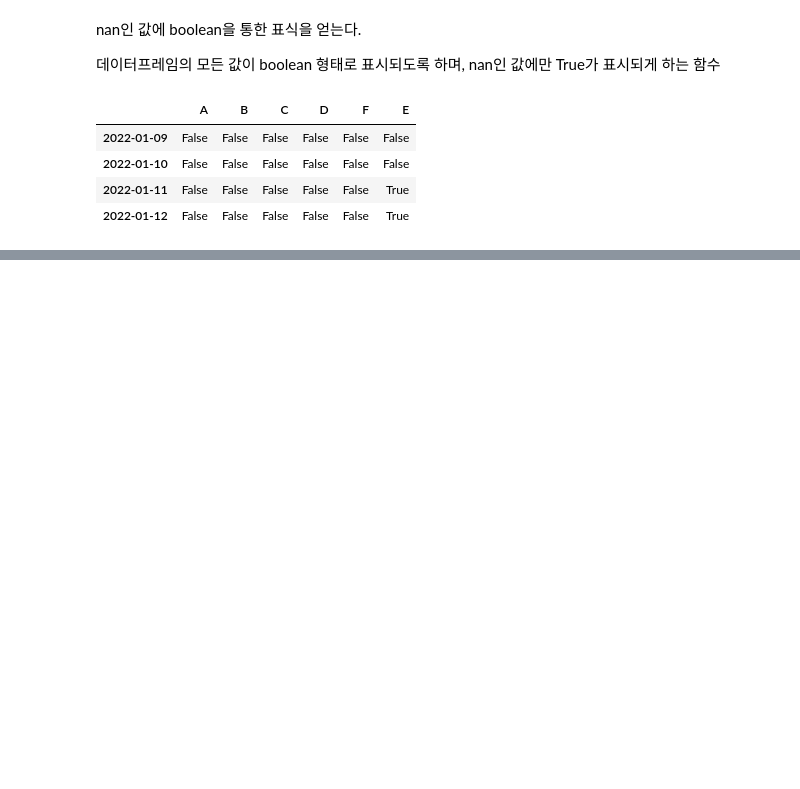
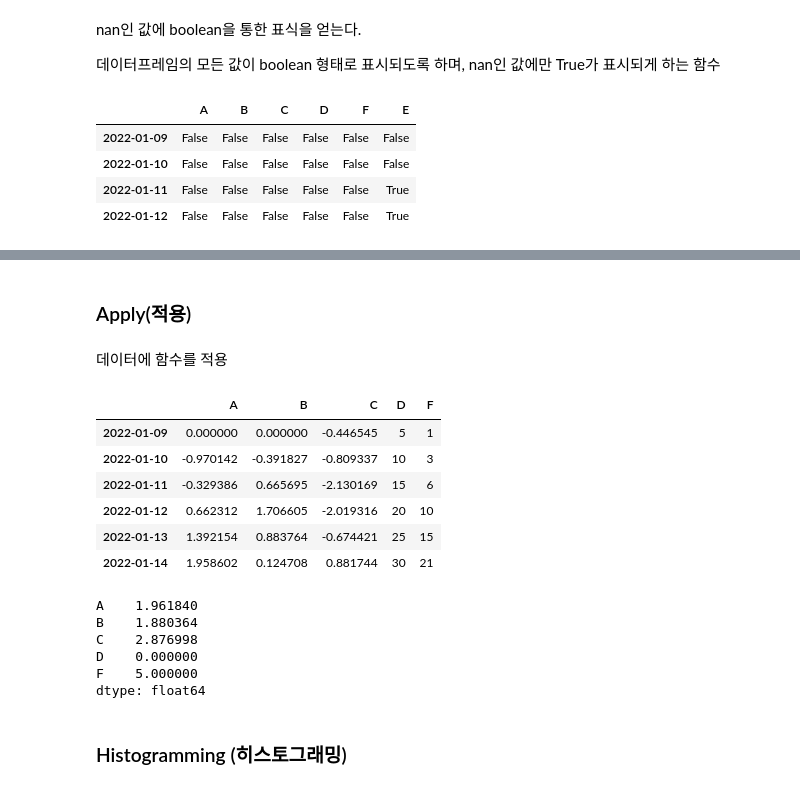
Before and after one commit to euneun316/Python-for-Pandas, a Jupyter notebook: Pandas-Study.ipynb, the cells around one changed output, grey strips where cells are left out. Cells and saved outputs as stored; diff of their text form; code cells hidden in the pictures; blank space fills up the shorter version.

```diff
--- a/Pandas-Study.ipynb
+++ b/Pandas-Study.ipynb
@@ -537,0 +600,25 @@ pd.isna(df1)
+# %% [markdown]
+### Apply(적용)
+# %% [markdown]
+데이터에 함수를 적용
+# %%
+df.apply(np.cumsum)
+# %% [output]
+|  | A | B | C | D | F |
+| 2022-01-09 | 0.000000 | 0.000000 | -0.446545 | 5 | 1 |
+| 2022-01-10 | -0.970142 | -0.391827 | -0.809337 | 10 | 3 |
+| 2022-01-11 | -0.329386 | 0.665695 | -2.130169 | 15 | 6 |
+| 2022-01-12 | 0.662312 | 1.706605 | -2.019316 | 20 | 10 |
+| 2022-01-13 | 1.392154 | 0.883764 | -0.674421 | 25 | 15 |
+| 2022-01-14 | 1.958602 | 0.124708 | 0.881744 | 30 | 21 |
+# %%
+df.apply(lambda x: x.max() - x.min())
+# %% [output]
+A    1.961840
+B    1.880364
+C    2.876998
+D    0.000000
+F    5.000000
+dtype: float64
+# %% [markdown]
+### Histogramming (히스토그래밍)
```
Also changed, not shown: parts of 15 cells of this notebook.
